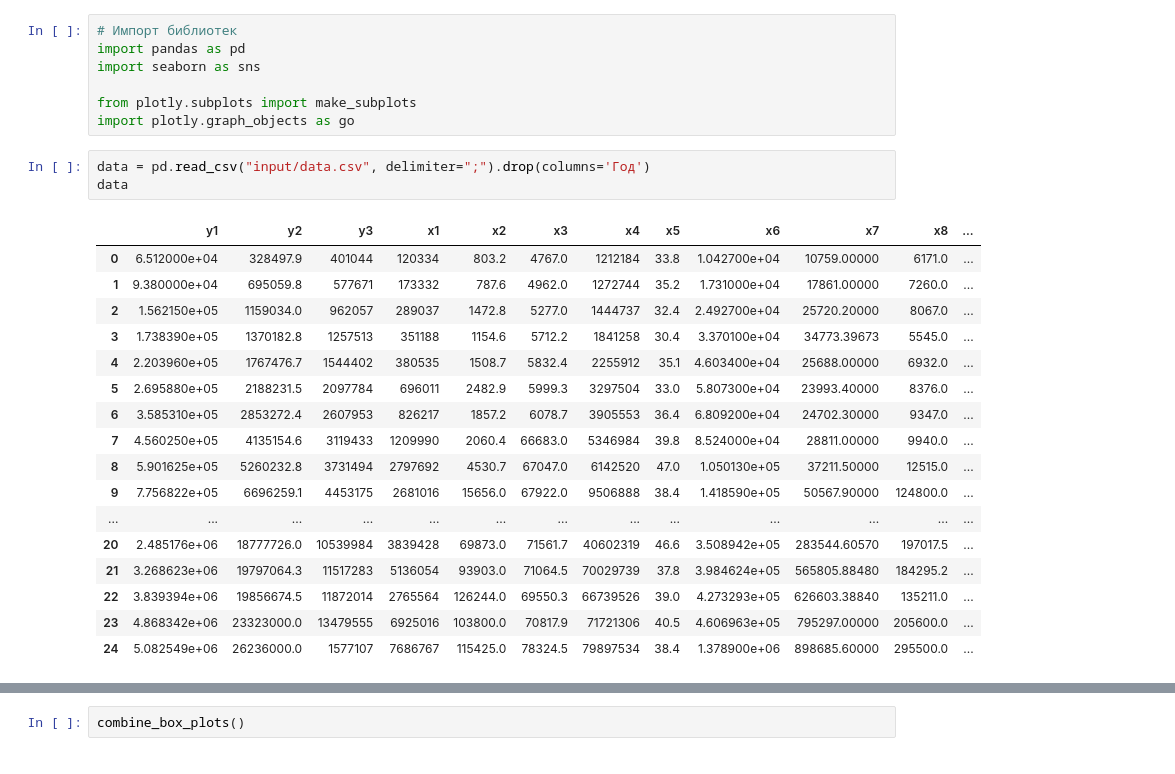
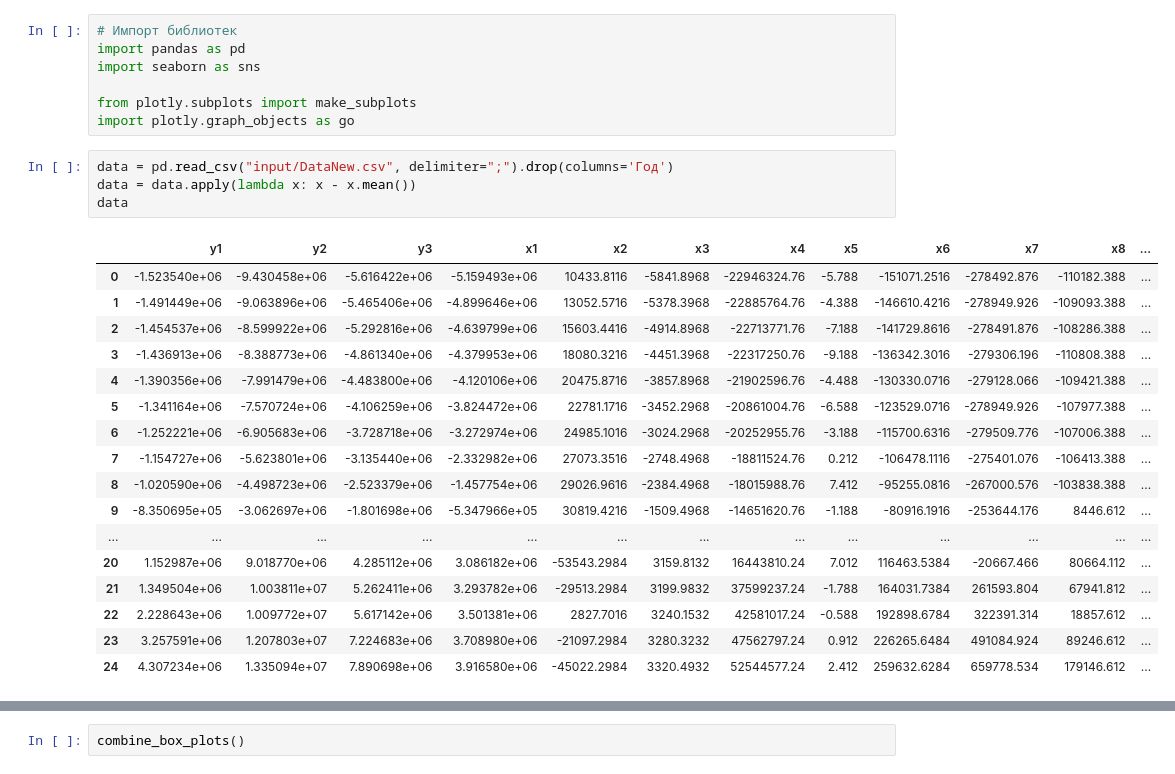
Before and after one commit to CosmDandy/-_4_-, a Jupyter notebook: Анализ данных на выбросы.ipynb, the cells around one changed output, grey strips where cells are left out. Drawn from its saved outputs; the diff is of its cells as text.

```diff
--- a/Анализ данных на выбросы.ipynb
+++ b/Анализ данных на выбросы.ipynb
@@ -6,26 +6,27 @@ import seaborn as sns
 from plotly.subplots import make_subplots
 import plotly.graph_objects as go
 # %%
-data = pd.read_csv("input/data.csv", delimiter=";").drop(columns='Год')
+data = pd.read_csv("input/DataNew.csv", delimiter=";").drop(columns='Год')
+data = data.apply(lambda x: x - x.mean())
 data
 # %% [output]
 |  | y1 | y2 | y3 | x1 | x2 | x3 | x4 | x5 | x6 | x7 | x8 | ... |
-| 0 | 6.512000e+04 | 328497.9 | 401044 | 120334 | 803.2 | 4767.0 | 1212184 | 33.8 | 1.042700e+04 | 10759.00000 | 6171.0 | ... |
-| 1 | 9.380000e+04 | 695059.8 | 577671 | 173332 | 787.6 | 4962.0 | 1272744 | 35.2 | 1.731000e+04 | 17861.00000 | 7260.0 | ... |
-| 2 | 1.562150e+05 | 1159034.0 | 962057 | 289037 | 1472.8 | 5277.0 | 1444737 | 32.4 | 2.492700e+04 | 25720.20000 | 8067.0 | ... |
-| 3 | 1.738390e+05 | 1370182.8 | 1257513 | 351188 | 1154.6 | 5712.2 | 1841258 | 30.4 | 3.370100e+04 | 34773.39673 | 5545.0 | ... |
-| 4 | 2.203960e+05 | 1767476.7 | 1544402 | 380535 | 1508.7 | 5832.4 | 2255912 | 35.1 | 4.603400e+04 | 25688.00000 | 6932.0 | ... |
-| 5 | 2.695880e+05 | 2188231.5 | 2097784 | 696011 | 2482.9 | 5999.3 | 3297504 | 33.0 | 5.807300e+04 | 23993.40000 | 8376.0 | ... |
-| 6 | 3.585310e+05 | 2853272.4 | 2607953 | 826217 | 1857.2 | 6078.7 | 3905553 | 36.4 | 6.809200e+04 | 24702.30000 | 9347.0 | ... |
-| 7 | 4.560250e+05 | 4135154.6 | 3119433 | 1209990 | 2060.4 | 66683.0 | 5346984 | 39.8 | 8.524000e+04 | 28811.00000 | 9940.0 | ... |
-| 8 | 5.901625e+05 | 5260232.8 | 3731494 | 2797692 | 4530.7 | 67047.0 | 6142520 | 47.0 | 1.050130e+05 | 37211.50000 | 12515.0 | ... |
-| 9 | 7.756822e+05 | 6696259.1 | 4453175 | 2681016 | 15656.0 | 67922.0 | 9506888 | 38.4 | 1.418590e+05 | 50567.90000 | 124800.0 | ... |
+| 0 | -1.523540e+06 | -9.430458e+06 | -5.616422e+06 | -5.159493e+06 | 10433.8116 | -5841.8968 | -22946324.76 | -5.788 | -151071.2516 | -278492.876 | -110182.388 | ... |
+| 1 | -1.491449e+06 | -9.063896e+06 | -5.465406e+06 | -4.899646e+06 | 13052.5716 | -5378.3968 | -22885764.76 | -4.388 | -146610.4216 | -278949.926 | -109093.388 | ... |
+| 2 | -1.454537e+06 | -8.599922e+06 | -5.292816e+06 | -4.639799e+06 | 15603.4416 | -4914.8968 | -22713771.76 | -7.188 | -141729.8616 | -278491.876 | -108286.388 | ... |
+| 3 | -1.436913e+06 | -8.388773e+06 | -4.861340e+06 | -4.379953e+06 | 18080.3216 | -4451.3968 | -22317250.76 | -9.188 | -136342.3016 | -279306.196 | -110808.388 | ... |
+| 4 | -1.390356e+06 | -7.991479e+06 | -4.483800e+06 | -4.120106e+06 | 20475.8716 | -3857.8968 | -21902596.76 | -4.488 | -130330.0716 | -279128.066 | -109421.388 | ... |
+| 5 | -1.341164e+06 | -7.570724e+06 | -4.106259e+06 | -3.824472e+06 | 22781.1716 | -3452.2968 | -20861004.76 | -6.588 | -123529.0716 | -278949.926 | -107977.388 | ... |
+| 6 | -1.252221e+06 | -6.905683e+06 | -3.728718e+06 | -3.272974e+06 | 24985.1016 | -3024.2968 | -20252955.76 | -3.188 | -115700.6316 | -279509.776 | -107006.388 | ... |
+| 7 | -1.154727e+06 | -5.623801e+06 | -3.135440e+06 | -2.332982e+06 | 27073.3516 | -2748.4968 | -18811524.76 | 0.212 | -106478.1116 | -275401.076 | -106413.388 | ... |
+| 8 | -1.020590e+06 | -4.498723e+06 | -2.523379e+06 | -1.457754e+06 | 29026.9616 | -2384.4968 | -18015988.76 | 7.412 | -95255.0816 | -267000.576 | -103838.388 | ... |
+| 9 | -8.350695e+05 | -3.062697e+06 | -1.801698e+06 | -5.347966e+05 | 30819.4216 | -1509.4968 | -14651620.76 | -1.188 | -80916.1916 | -253644.176 | 8446.612 | ... |
 | ... | ... | ... | ... | ... | ... | ... | ... | ... | ... | ... | ... | ... |
-| 20 | 2.485176e+06 | 18777726.0 | 10539984 | 3839428 | 69873.0 | 71561.7 | 40602319 | 46.6 | 3.508942e+05 | 283544.60570 | 197017.5 | ... |
-| 21 | 3.268623e+06 | 19797064.3 | 11517283 | 5136054 | 93903.0 | 71064.5 | 70029739 | 37.8 | 3.984624e+05 | 565805.88480 | 184295.2 | ... |
-| 22 | 3.839394e+06 | 19856674.5 | 11872014 | 2765564 | 126244.0 | 69550.3 | 66739526 | 39.0 | 4.273293e+05 | 626603.38840 | 135211.0 | ... |
-| 23 | 4.868342e+06 | 23323000.0 | 13479555 | 6925016 | 103800.0 | 70817.9 | 71721306 | 40.5 | 4.606963e+05 | 795297.00000 | 205600.0 | ... |
-| 24 | 5.082549e+06 | 26236000.0 | 1577107 | 7686767 | 115425.0 | 78324.5 | 79897534 | 38.4 | 1.378900e+06 | 898685.60000 | 295500.0 | ... |
+| 20 | 1.152987e+06 | 9.018770e+06 | 4.285112e+06 | 3.086182e+06 | -53543.2984 | 3159.8132 | 16443810.24 | 7.012 | 116463.5384 | -20667.466 | 80664.112 | ... |
+| 21 | 1.349504e+06 | 1.003811e+07 | 5.262411e+06 | 3.293782e+06 | -29513.2984 | 3199.9832 | 37599237.24 | -1.788 | 164031.7384 | 261593.804 | 67941.812 | ... |
+| 22 | 2.228643e+06 | 1.009772e+07 | 5.617142e+06 | 3.501381e+06 | 2827.7016 | 3240.1532 | 42581017.24 | -0.588 | 192898.6784 | 322391.314 | 18857.612 | ... |
+| 23 | 3.257591e+06 | 1.207803e+07 | 7.224683e+06 | 3.708980e+06 | -21097.2984 | 3280.3232 | 47562797.24 | 0.912 | 226265.6484 | 491084.924 | 89246.612 | ... |
+| 24 | 4.307234e+06 | 1.335094e+07 | 7.890698e+06 | 3.916580e+06 | -45022.2984 | 3320.4932 | 52544577.24 | 2.412 | 259632.6284 | 659778.534 | 179146.612 | ... |
 # %%
 # Построение графиков
 def combine_box_plots(height=2000, width=1100):
```
Also changed, not shown: parts of 3 cells of this notebook, 8 other files.
